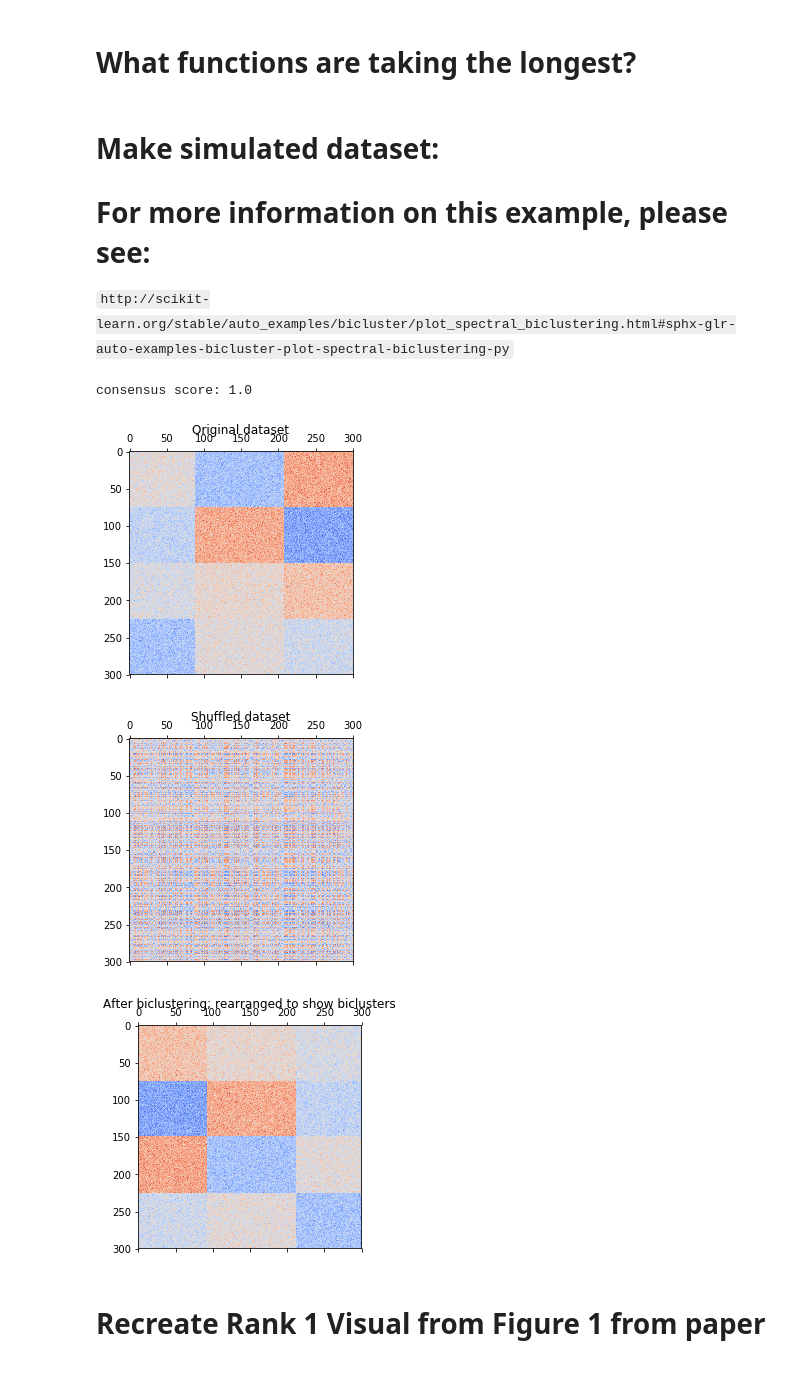
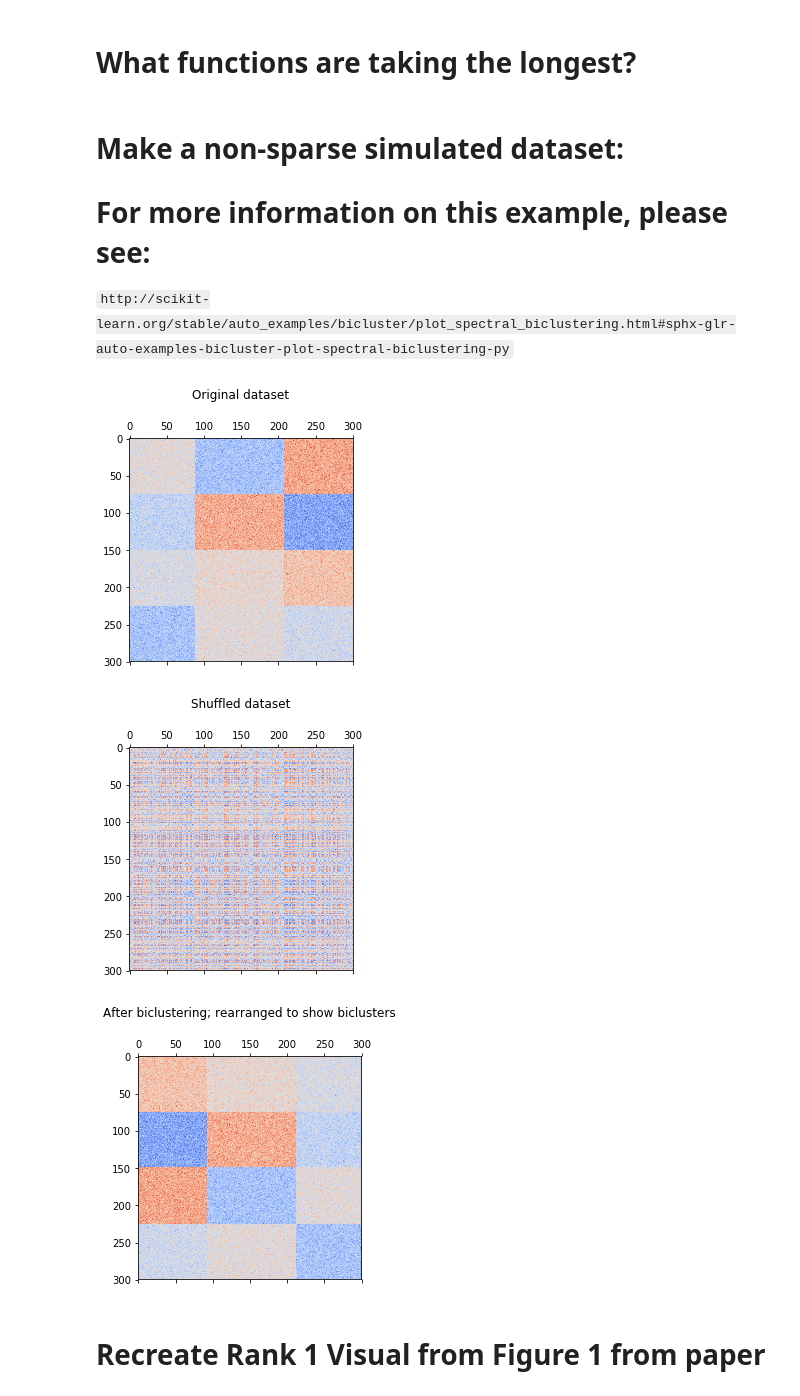
Before and after one commit to krm58/Biclustering-SSVD, a Jupyter notebook: Sparse SVD Optimized.ipynb, the cells around one changed output. Saved outputs shown, nothing was run; the diff lists cells and outputs as text; code cells hidden in the pictures.

```diff
--- a/Sparse SVD Optimized.ipynb
+++ b/Sparse SVD Optimized.ipynb
@@ -144,41 +144,36 @@ def ssvd(X,param=None):
 %lprun -s -f ssvd -T ssvd_results.txt ssvd(X)
 %cat ssvd_results.txt
 # %% [markdown]
-# Make simulated dataset:
+# Make a non-sparse simulated dataset:
 # For more information on this example, please see:
 `http://scikit-learn.org/stable/auto_examples/bicluster/plot_spectral_biclustering.html#sphx-glr-auto-examples-bicluster-plot-spectral-biclustering-py`
 # %%
 n_clusters = (4, 3)
 data, rows, columns = make_checkerboard(
     shape=(300, 300), n_clusters=n_clusters, noise=10,
     shuffle=False, random_state=0)
 
 plt.matshow(data, cmap=plt.cm.coolwarm_r)
-plt.title("Original dataset")
+plt.title("Original dataset", y=1.15)
 
 data, row_idx, col_idx = sg._shuffle(data, random_state=0)
 plt.matshow(data, cmap=plt.cm.coolwarm_r)
-plt.title("Shuffled dataset")
+plt.title("Shuffled dataset", y=1.15)
 
 model = SpectralBiclustering(n_clusters=n_clusters, method='log',
                              random_state=0)
 model.fit(data)
-score = consensus_score(model.biclusters_,
-                        (rows[:, row_idx], columns[:, col_idx]))
-
-print("consensus score: {:.1f}".format(score))
 
 fit_data = data[np.argsort(model.row_labels_)]
 fit_data = fit_data[:, np.argsort(model.column_labels_)]
 
 plt.matshow(fit_data, cmap=plt.cm.coolwarm_r)
-plt.title("After biclustering; rearranged to show biclusters")
+plt.title("After biclustering; rearranged to show biclusters", y=1.15)
 plt.show()
 # %% [output]
-consensus score: 1.0
-[figure, old version]
+[figure, new version]
-[figure, old version]
+[figure, new version]
-[figure, old version]
+[figure, new version]
 # %% [markdown]
 # Recreate Rank 1 Visual from Figure 1 from paper
 # %%
```
Also changed, not shown: parts of 15 cells of this notebook.
